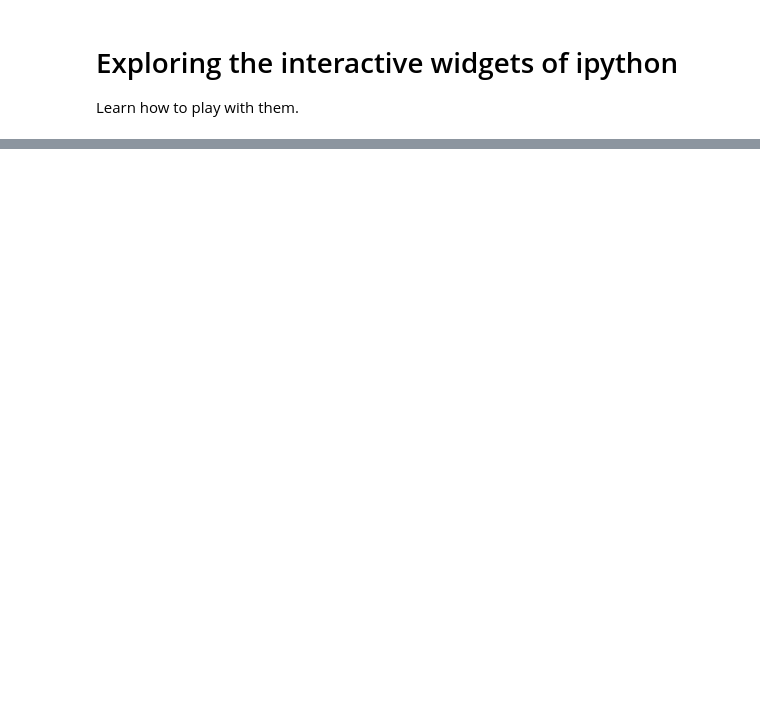
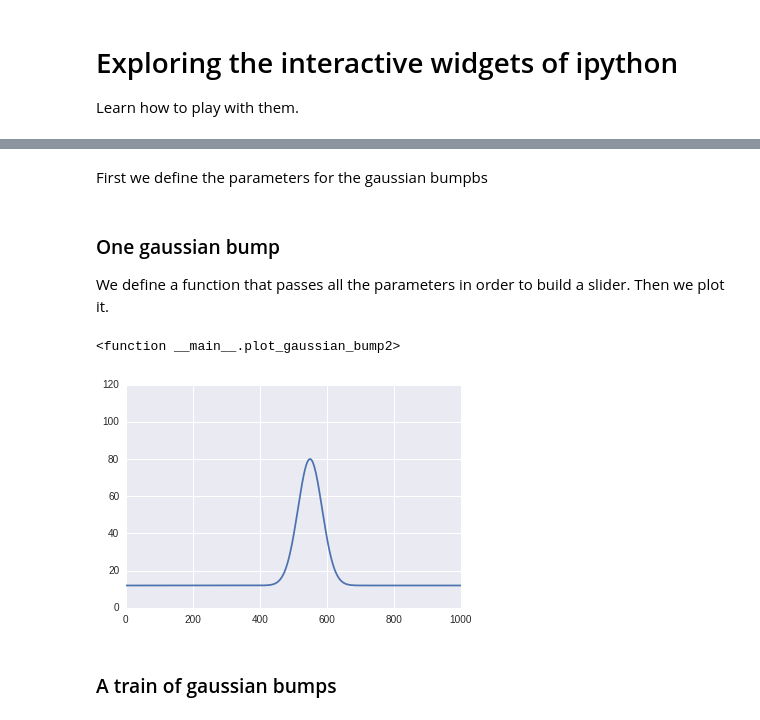
Before and after one commit to h-mayorquin/time_series_basic, a Jupyter notebook: presentations/2015-10-13(Sliders example).ipynb, the cells around one changed output, grey strips where cells are left out. Saved outputs shown, nothing was run; the diff lists cells and outputs as text; code cells hidden in the pictures; blank space fills up the shorter version.

Commit message:
Last version of the sliders, that is working. Gaussian bumpbs is half completed, modfieid the gitignore in order to ignore the ipython temporary files

```diff
--- a/presentations/2015-10-13(Sliders example).ipynb
+++ b/presentations/2015-10-13(Sliders example).ipynb
@@ -76,0 +28,2 @@ display(w)
+# %% [markdown]
+First we define the parameters for the gaussian bumpbs
@@ -76,0 +39,3 @@ display(w)
+# %% [markdown]
+### One gaussian bump
+We define a function that passes all the parameters in order to build a slider. Then we plot it.
@@ -76,0 +46,8 @@ display(w)
+# %%
+interact(plot_gaussian_bump2, mu=(100, 1000), Max=(60, 100),
+         base=(0, 25), value=(10, 100), a=(2.0, 3.0, 0.1))
+# %% [output]
+<function __main__.plot_gaussian_bump2>
+[figure, added]
+# %% [markdown]
+### A train of gaussian bumps
```
Also changed, not shown: parts of 26 cells of this notebook, 3 other files.
